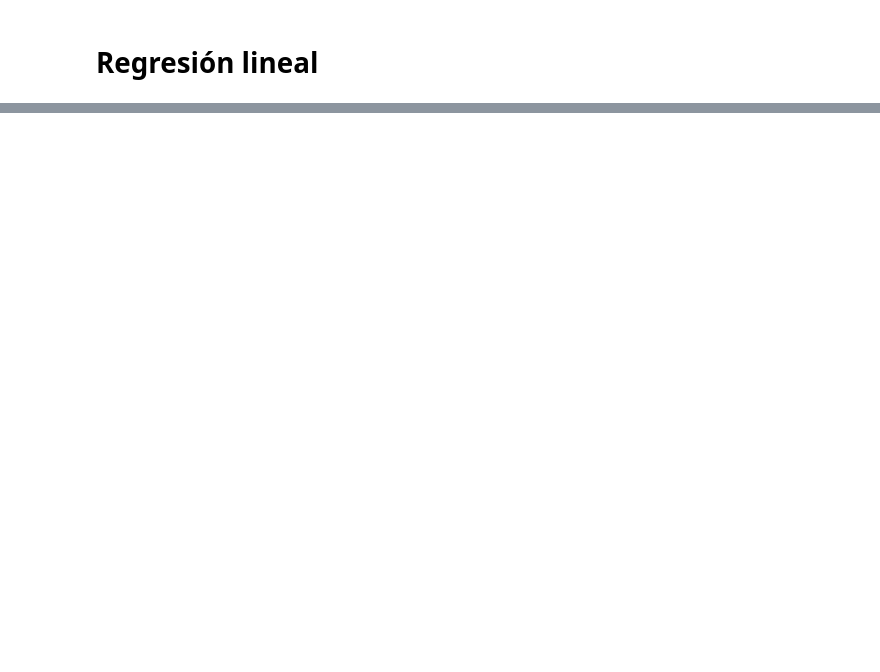
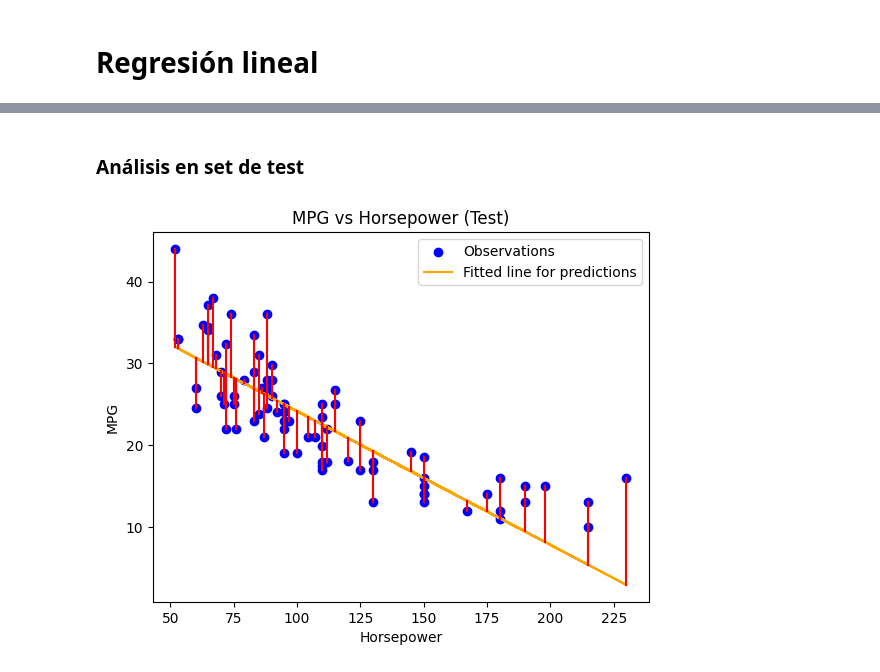
Before and after one commit to Walt9819/machine-learning, a Jupyter notebook: code/3_regresion_lineal.ipynb, the cells around one changed output, grey strips where cells are left out. Cells and saved outputs as stored; diff of their text form; code cells hidden in the pictures; blank space fills up the shorter version.

```diff
--- a/code/3_regresion_lineal.ipynb
+++ b/code/3_regresion_lineal.ipynb
@@ -313,0 +173,24 @@ remote_ratio           68.404633
+# %%
+# Mostramos los resultados para train
+plt.scatter(X_train, y_train, color='blue')
+plt.plot(X_train, model.predict(X_train), color='red')
+plt.xlabel('Horsepower')
+plt.ylabel('MPG')
+plt.title('MPG vs Horsepower (Train)')
+plt.show()
+
+# Agregamos los resultados con los errores en train
+plt.scatter(X_train, y_train, color='blue', label='Training Data')
+plt.plot(X_train, model.predict(X_train), color='red', label='Fitted Line')
+
+# Calcular la diferencia entre los valores reales y las predicciones
+for i in range(len(y_train)):
+    plt.plot([X_train.iloc[i, 0], X_train.iloc[i, 0]],
+             [y_train.iloc[i], model.predict(X_train.iloc[[i]])[0]],
+             color='green')
+
+plt.xlabel('Horsepower')
+plt.ylabel('MPG')
+plt.title('MPG vs Horsepower (Train)')
+plt.legend()
+plt.show()
@@ -313,0 +200,19 @@ remote_ratio           68.404633
+# %% [markdown]
+### Análisis en set de test
+# %%
+# Volvemos a hacer las predicciones ahora para test
+# Obtenemos las predicciones
+y_pred = model.predict(X_test)
+
+plt.scatter(X_test, y_test, color='blue', label='Observations')
+plt.plot(X_test, y_pred, color='orange', label='Fitted line for predictions')
+# graficamos los errores
+for i in range(len(X_test)):
+    plt.plot([X_test.iloc[i], X_test.iloc[i]], [y_test.iloc[i], y_pred[i]], color='red')
+plt.xlabel('Horsepower')
+plt.ylabel('MPG')
+plt.title('MPG vs Horsepower (Test)')
+plt.legend()
+plt.show()
+# %% [output]
+[figure, added]
```
Also changed, not shown: parts of 57 cells of this notebook, 4 other files.
